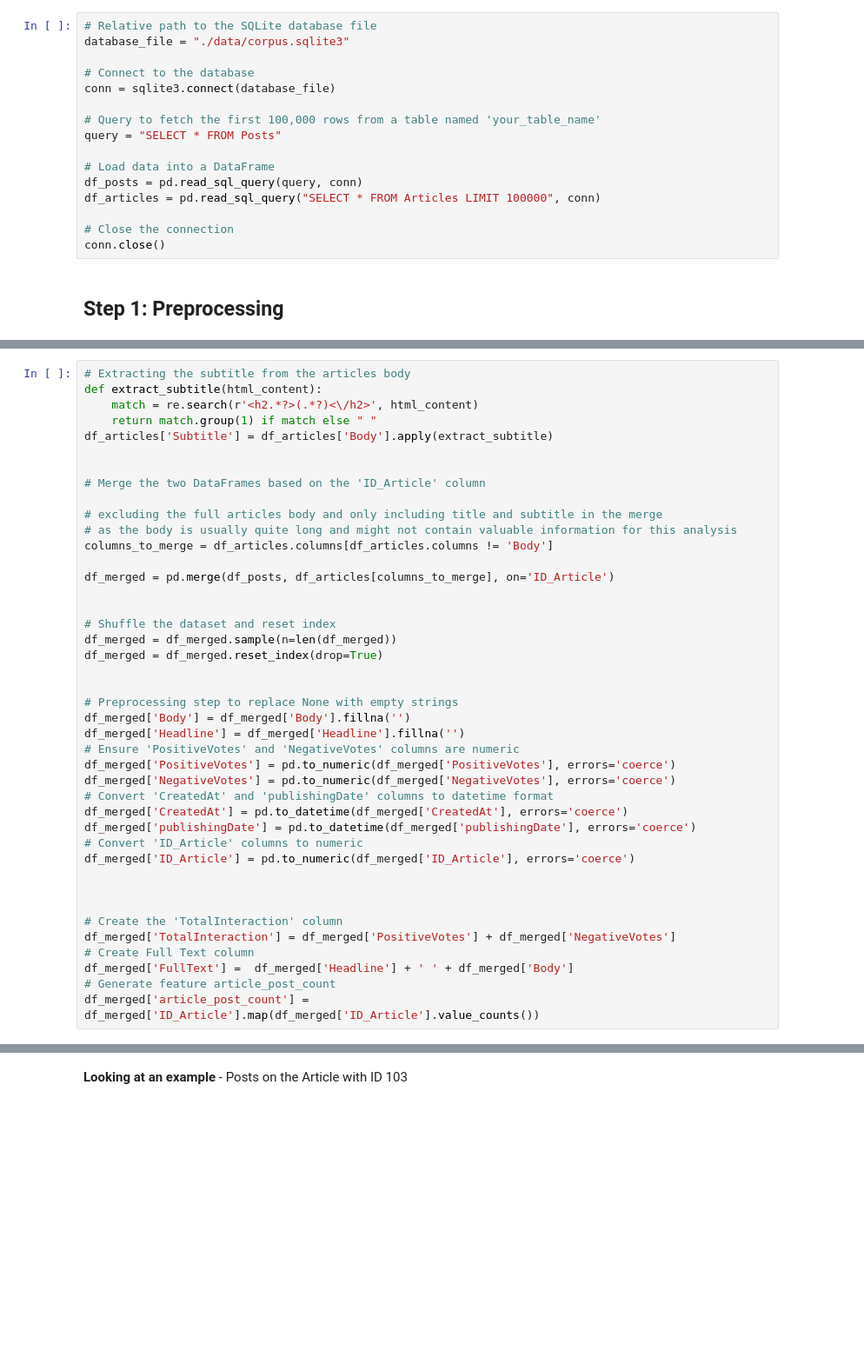
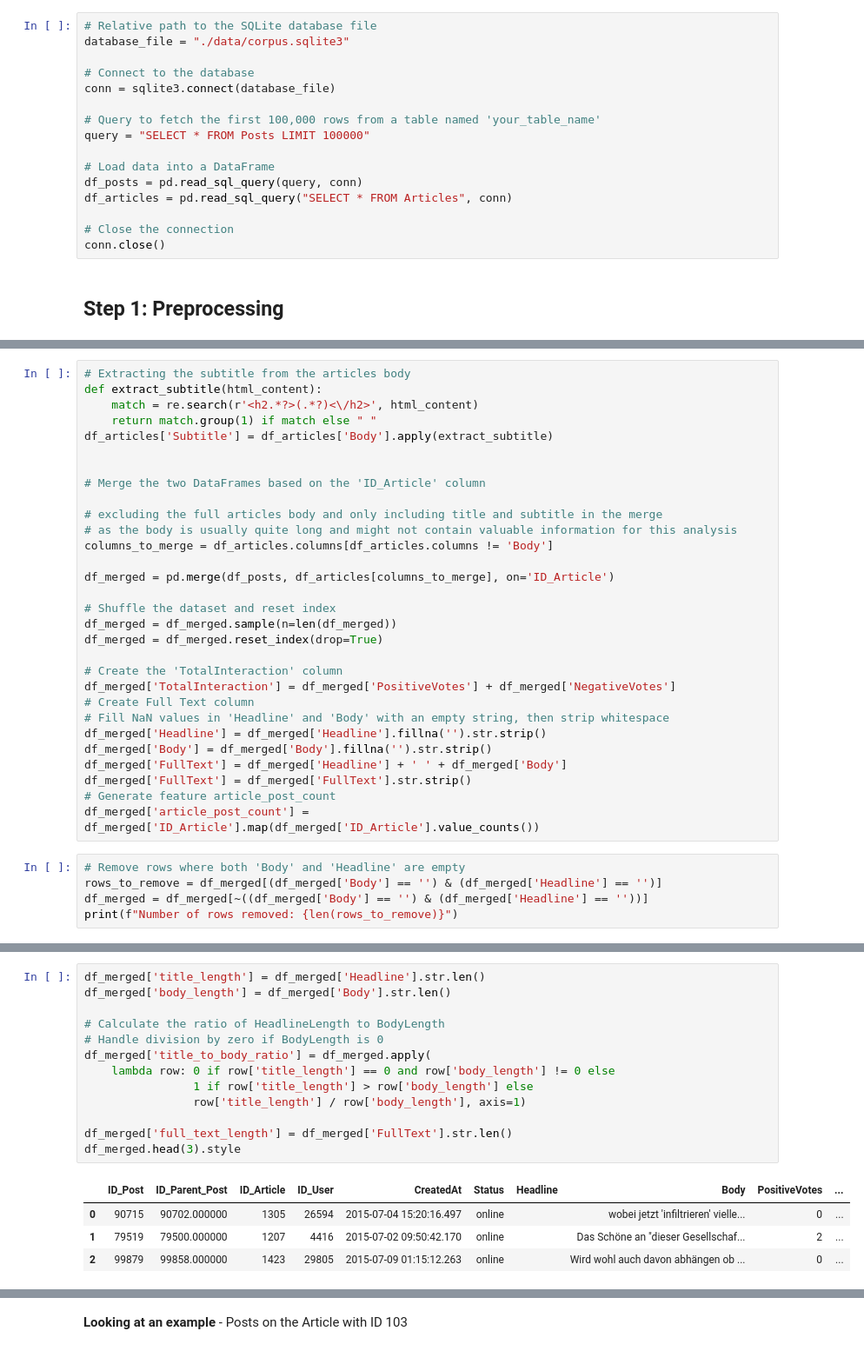
Before and after one commit to dario-x/user-post-popularity-prediction, a Jupyter notebook: main.ipynb, the cells around one changed output, grey strips where cells are left out. Shown at 87% size. Cells and saved outputs as stored; diff of their text form; blank space fills up the shorter version.

```diff
--- a/main.ipynb
+++ b/main.ipynb
@@ -68,11 +92,11 @@ database_file = "./data/corpus.sqlite3"
 conn = sqlite3.connect(database_file)
 
 # Query to fetch the first 100,000 rows from a table named 'your_table_name'
-query = "SELECT * FROM Posts"
+query = "SELECT * FROM Posts LIMIT 100000"
 
 # Load data into a DataFrame
 df_posts = pd.read_sql_query(query, conn)
-df_articles = pd.read_sql_query("SELECT * FROM Articles LIMIT 100000", conn)
+df_articles = pd.read_sql_query("SELECT * FROM Articles", conn)
 
 # Close the connection
 conn.close()
@@ -94,29 +120,22 @@ columns_to_merge = df_articles.columns[df_articles.columns != 'Body']
 
 df_merged = pd.merge(df_posts, df_articles[columns_to_merge], on='ID_Article')
 
-
 # Shuffle the dataset and reset index
 df_merged = df_merged.sample(n=len(df_merged))
 df_merged = df_merged.reset_index(drop=True)
 
-
-# Preprocessing step to replace None with empty strings
-df_merged['Body'] = df_merged['Body'].fillna('')
-df_merged['Headline'] = df_merged['Headline'].fillna('')
-# Ensure 'PositiveVotes' and 'NegativeVotes' columns are numeric
-df_merged['PositiveVotes'] = pd.to_numeric(df_merged['PositiveVotes'], errors='coerce')
-df_merged['NegativeVotes'] = pd.to_numeric(df_merged['NegativeVotes'], errors='coerce')
-# Convert 'CreatedAt' and 'publishingDate' columns to datetime format
-df_merged['CreatedAt'] = pd.to_datetime(df_merged['CreatedAt'], errors='coerce')
-df_merged['publishingDate'] = pd.to_datetime(df_merged['publishingDate'], errors='coerce')
-# Convert 'ID_Article' columns to numeric
-df_merged['ID_Article'] = pd.to_numeric(df_merged['ID_Article'], errors='coerce')
-
-
-
 # Create the 'TotalInteraction' column
 df_merged['TotalInteraction'] = df_merged['PositiveVotes'] + df_merged['NegativeVotes']
 # Create Full Text column
-df_merged['FullText'] =  df_merged['Headline'] + ' ' + df_merged['Body']
+# Fill NaN values in 'Headline' and 'Body' with an empty string, then strip whitespace
+df_merged['Headline'] = df_merged['Headline'].fillna('').str.strip()
+df_merged['Body'] = df_merged['Body'].fillna('').str.strip()
+df_merged['FullText'] = df_merged['Headline'] + ' ' + df_merged['Body']
+df_merged['FullText'] = df_merged['FullText'].str.strip()
 # Generate feature article_post_count
 df_merged['article_post_count'] = df_merged['ID_Article'].map(df_merged['ID_Article'].value_counts())
+# %%
+# Remove rows where both 'Body' and 'Headline' are empty
+rows_to_remove = df_merged[(df_merged['Body'] == '') & (df_merged['Headline'] == '')]
+df_merged = df_merged[~((df_merged['Body'] == '') & (df_merged['Headline'] == ''))]
+print(f"Number of rows removed: {len(rows_to_remove)}")
@@ -123 +144,19 @@ df_merged['article_post_count'] = df_merged['ID_Article'].map(df_merged['ID_Arti
+# %%
+df_merged['title_length'] = df_merged['Headline'].str.len()
+df_merged['body_length'] = df_merged['Body'].str.len()
+
+# Calculate the ratio of HeadlineLength to BodyLength
+# Handle division by zero if BodyLength is 0
+df_merged['title_to_body_ratio'] = df_merged.apply(
+    lambda row: 0 if row['title_length'] == 0 and row['body_length'] != 0 else
+                1 if row['title_length'] > row['body_length'] else
+                row['title_length'] / row['body_length'], axis=1)
+
+df_merged['full_text_length'] = df_merged['FullText'].str.len()
+df_merged.head(3).style
+# %% [output]
+|  | ID_Post | ID_Parent_Post | ID_Article | ID_User | CreatedAt | Status | Headline | Body | PositiveVotes | ... |
+| 0 | 90715 | 90702.000000 | 1305 | 26594 | 2015-07-04 15:20:16.497 | online |  | wobei jetzt 'infiltrieren' vielle... | 0 | ... |
+| 1 | 79519 | 79500.000000 | 1207 | 4416 | 2015-07-02 09:50:42.170 | online |  | Das Schöne an "dieser Gesellschaf... | 2 | ... |
+| 2 | 99879 | 99858.000000 | 1423 | 29805 | 2015-07-09 01:15:12.263 | online |  | Wird wohl auch davon abhängen ob ... | 0 | ... |
 # %% [markdown]
```
Also changed, not shown: parts of 51 cells of this notebook, 2 other files.
